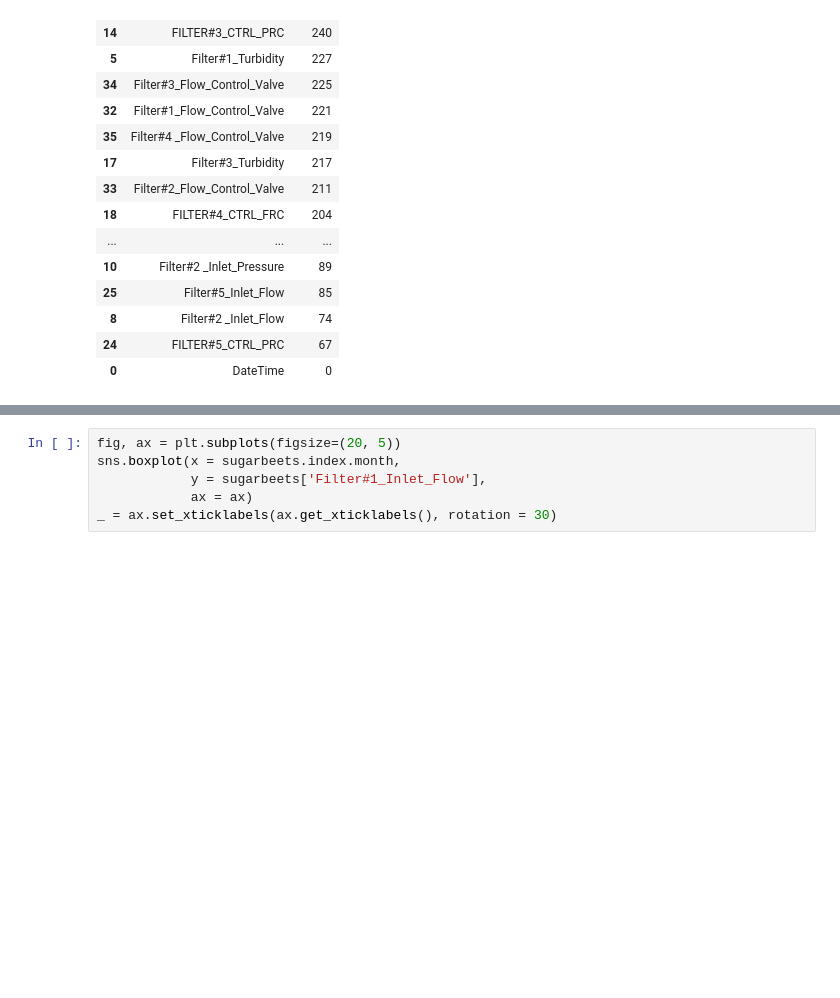
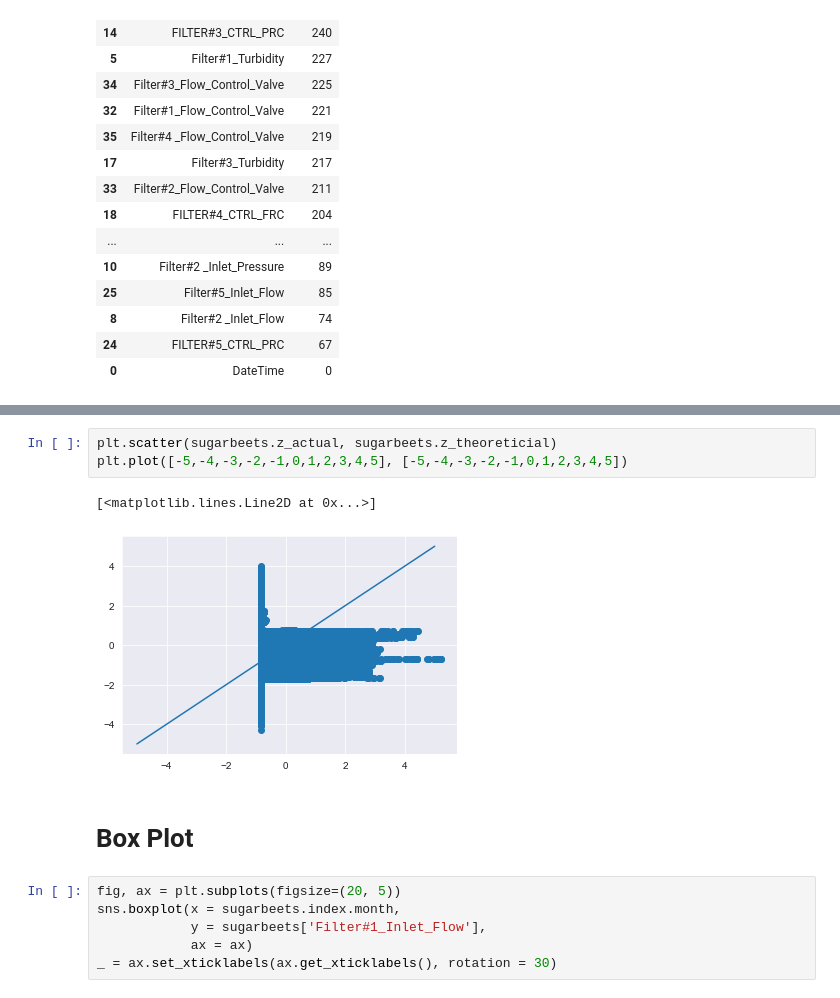
Before and after one commit to saikiranpennam/sugarbeet_analysis, a Jupyter notebook: filters_data_new.ipynb, the cells around one changed output, grey strips where cells are left out. Saved outputs shown, nothing was run; the diff lists cells and outputs as text; blank space fills up the shorter version.

```diff
--- a/filters_data_new.ipynb
+++ b/filters_data_new.ipynb
@@ -88,3 +114,11 @@ sugarbeets.head()
+# %%
+plt.scatter(sugarbeets.z_actual, sugarbeets.z_theoreticial)
+plt.plot([-5,-4,-3,-2,-1,0,1,2,3,4,5], [-5,-4,-3,-2,-1,0,1,2,3,4,5])
+# %% [output]
+[<matplotlib.lines.Line2D at 0x...>]
+[figure, added]
+# %% [markdown]
+# Box Plot
 # %%
 fig, ax = plt.subplots(figsize=(20, 5))
 sns.boxplot(x = sugarbeets.index.month,
```
Also changed, not shown: parts of 10 cells of this notebook.
